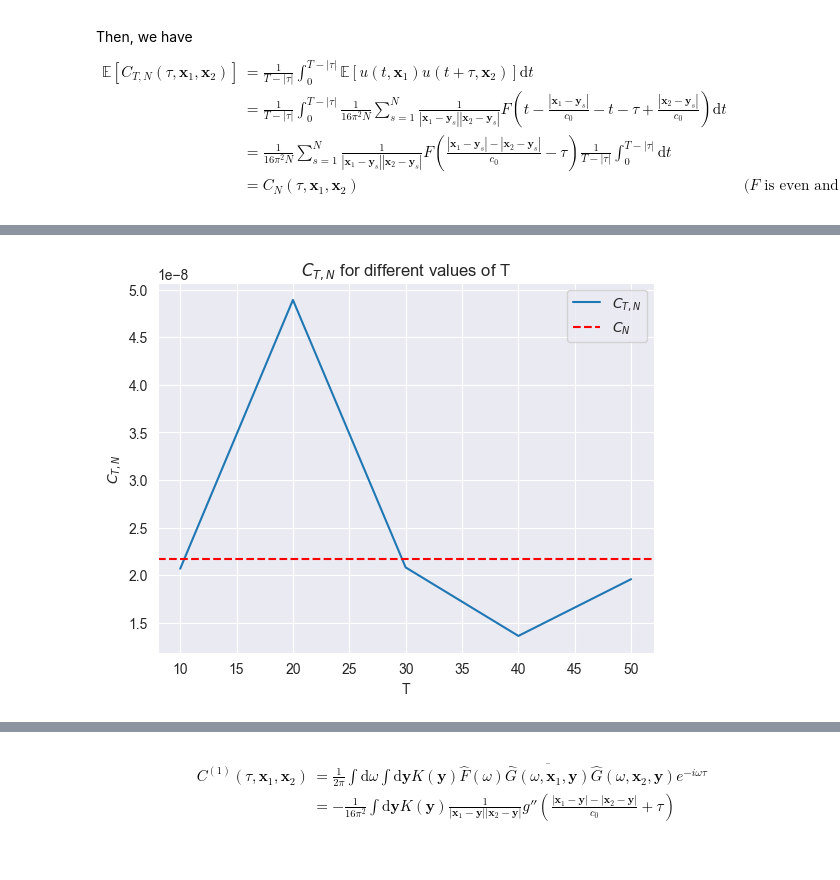
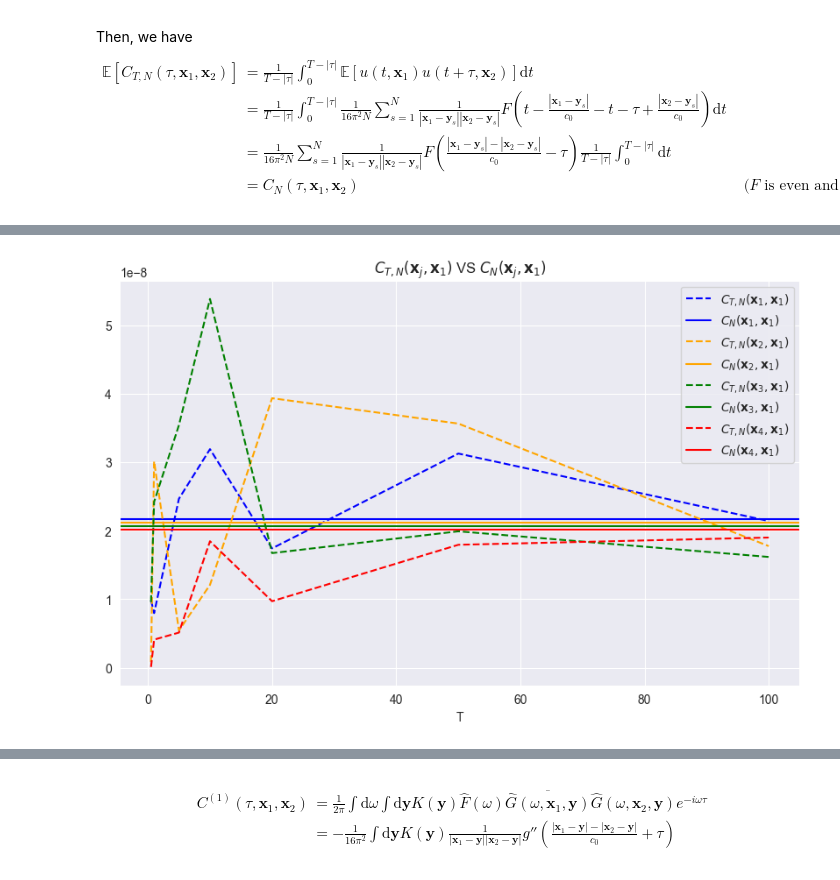
Before and after one commit to mohammed-yassinehabibi/Inverse-Problem, a Jupyter notebook: Project.ipynb, the cells around one changed output, grey strips where cells are left out. Drawn from its saved outputs; the diff is of its cells as text; code cells hidden in the pictures.

```diff
--- a/Project.ipynb
+++ b/Project.ipynb
@@ -60,8 +62,9 @@ def C_N(tau, x_1, x_2, y, c0=1):
 # %%
-fig, axs = plt.subplots(3, 1, figsize=(10, 15))
+fig, axs = plt.subplots(1, 3, figsize=(20, 5))
 
 X_list = [X_1, X_2, X_3]
-titles = ["$C_N$ for $X_1$ case", "$C_N$ for $X_2$ case", "$C_N$ for $X_3$ case"]
+titles = ["$C_N$ : Situation 1", "$C_N$ : Situation 2", "$C_N$ : Situation 3"]
+
 Tau = [np.linspace(-225, -25, 1000), np.linspace(-30, 0, 200), np.linspace(-25, 25, 200)]
 
 for i, X in enumerate(X_list):
@@ -197,16 +210,18 @@ def C_T_N(tau, x_1, x_2, y, c0=1, T=10, dt=0.1):
 # %%
-# Example usage
-T_values = [10, 100, 200, 500, 1000]
-tau = -50
-c_n = C_N(tau, X_1[1], X_1[0], y)  # Ensure `C_N` is defined
+# X_1[1] and X_1[0] with tau = -50
+T_values = [0.5, 1, 5, 10, 20, 50, 100]
+taus = [-50,-100,-150,-200]
+colors = ['blue', 'orange', 'green', 'red']
 
-C_T_N_results = [C_T_N(tau, X_1[1], X_1[0], y, T=T, dt=0.1) for T in T_values]
+plt.figure(figsize=(10, 6))
 
-plt.plot(T_values, C_T_N_results,  label='$C_{T,N}(\\tau)$')
-plt.axhline(y=c_n, color='r', linestyle='--', label='$C_N$')
+for j in range(1, 5):
+    c_n = C_N(taus[j-1], X_1[j], X_1[0], y)  # Ensure `C_N` is defined
+    C_T_N_results = [C_T_N(taus[j-1], X_1[j], X_1[0], y, T=T, dt=0.1) for T in T_values]
+    plt.plot(T_values, C_T_N_results, color=colors[j-1], linestyle='--', label=f'$C_{{T,N}}(\mathbf{{x}}_{{{j}}},\mathbf{{x}}_{{1}})$')
+    plt.axhline(y=c_n, color=colors[j-1], label=f'$C_N(\mathbf{{x}}_{{{j}}},\mathbf{{x}}_{{1}})$')
 plt.legend()
 plt.xlabel('T')
-plt.ylabel('$C_{T,N}(\\tau)$')
-plt.title('$C_{T,N}(\\tau)$ for different values of T $(\\tau = -50)$')
+plt.title(f'$C_{{T,N}}(\mathbf{{x}}_{{j}},\mathbf{{x}}_{{1}})$ VS $C_N(\mathbf{{x}}_{{j}},\mathbf{{x}}_{{1}})$')
 plt.show()
 # %% [output]
@@ -214,16 +231,19 @@ plt.show()
 # %%
-# Example usage
-T_values = [10, 20, 30, 40, 50]
-c_n = C_N(-5, X_2[1], X_2[0], y)  # Ensure `C_N` is defined
+# X_1[1] and X_1[0] with tau = -50
+T_values = [0.5, 1, 5, 10, 20, 50, 100]
+taus = [-5,-10,-15,-20]
+colors = ['blue', 'orange', 'green', 'red']
 
-C_T_N_results = [C_T_N(-5, X_2[1], X_2[0], y, T=T, dt=0.1) for T in T_values]
+plt.figure(figsize=(10, 6))
 
-plt.plot(T_values, C_T_N_results,  label='$C_{T,N}(\\tau)$')
-plt.axhline(y=c_n, color='r', linestyle='--', label='$C_N$')
+for j in range(1, 5):
+    c_n = C_N(taus[j-1], X_2[j], X_2[0], y)  # Ensure `C_N` is defined
+    C_T_N_results = [C_T_N(taus[j-1], X_2[j], X_2[0], y, T=T, dt=0.1) for T in T_values]
+    plt.plot(T_values, C_T_N_results, color=colors[j-1], linestyle='--', label=f'$C_{{T,N}}(\mathbf{{x}}_{{{j}}},\mathbf{{x}}_{{1}})$')
+    plt.axhline(y=c_n, color=colors[j-1], label=f'$C_N(\mathbf{{x}}_{{{j}}},\mathbf{{x}}_{{1}})$')
 plt.legend()
 plt.xlabel('T')
-plt.ylabel('$C_{T,N}(\\tau)$')
-plt.title('$C_{T,N}(\\tau)$ for different values of T $(\\tau = -50)$')
+plt.title(f'$C_{{T,N}}(\mathbf{{x}}_{{j}},\mathbf{{x}}_{{1}})$ VS $C_N(\mathbf{{x}}_{{j}},\mathbf{{x}}_{{1}})$')
 plt.show()
 # %% [output]
-[figure, old version]
+[figure, new version]
```
Also changed, not shown: parts of 28 cells of this notebook, 3 other files.
